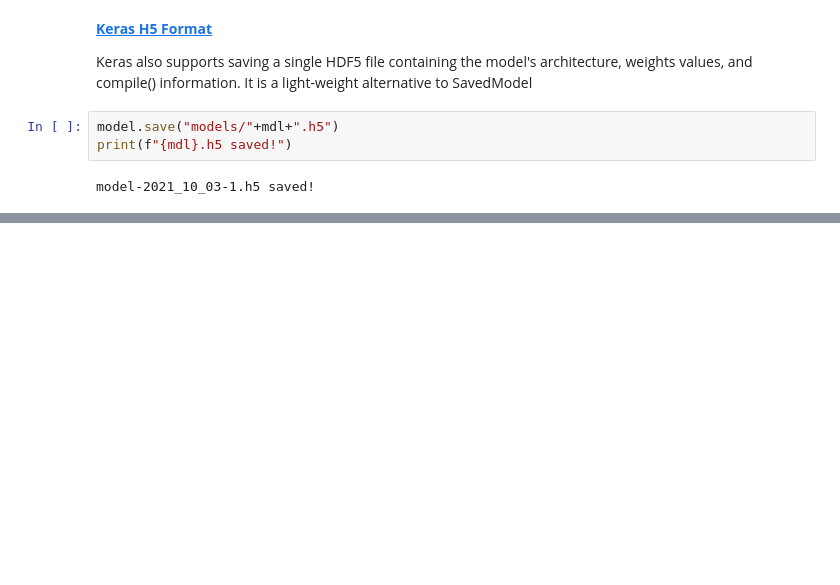
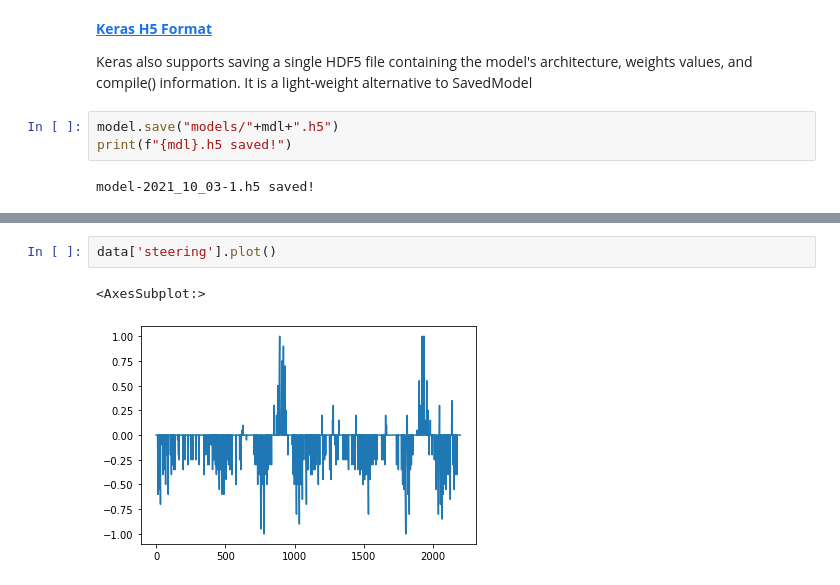
Before and after one commit to slevin48/behavioural-cloning, a Jupyter notebook: behavioural-cloning.ipynb, the cells around one changed output, grey strips where cells are left out. Cells and saved outputs as stored; diff of their text form; blank space fills up the shorter version.

```diff
--- a/behavioural-cloning.ipynb
+++ b/behavioural-cloning.ipynb
@@ -275,0 +317,5 @@ model-2021_10_03-1.h5 saved!
+# %%
+data['steering'].plot()
+# %% [output]
+<AxesSubplot:>
+[figure, added]
```
Also changed, not shown: parts of 11 cells of this notebook, 4 other files.
